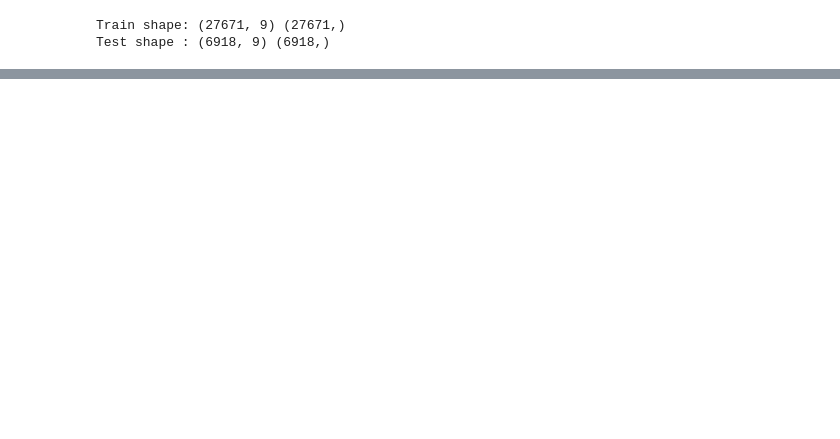
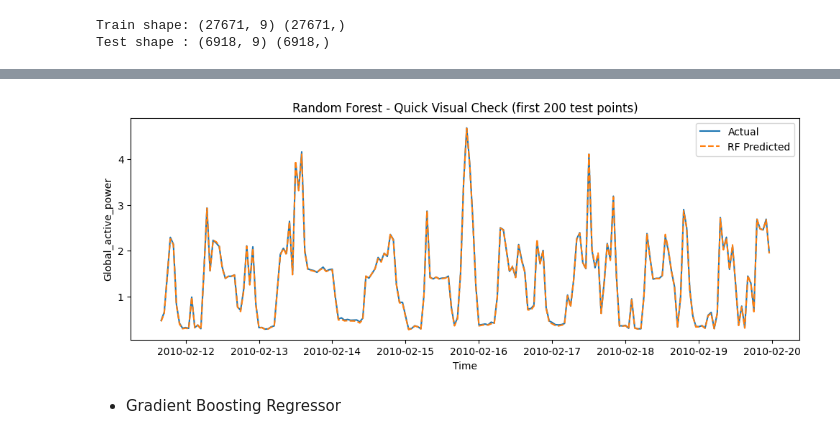
Before and after one commit to pinarrcindemirr/ML_Q1122408, a Jupyter notebook: ML_Q1122408.ipynb, the cells around one changed output, grey strips where cells are left out. Cells and saved outputs as stored; diff of their text form; code cells hidden in the pictures; blank space fills up the shorter version.

```diff
--- a/ML_Q1122408.ipynb
+++ b/ML_Q1122408.ipynb
@@ -337,0 +400,25 @@ Test shape : (6918, 9) (6918,)
+# %%
+from sklearn.ensemble import RandomForestRegressor
+
+rf_model = RandomForestRegressor(
+    n_estimators=200,      # number of trees (stable baseline)
+    random_state=42,
+    n_jobs=-1
+)
+
+print("Random Forest initial hyperparameters:")
+print(rf_model.get_params())
+
+rf_model.fit(X_train, y_train)
+
+rf_pred = rf_model.predict(X_test)
+
+# Align predictions with the test index
+rf_pred_series = pd.Series(rf_pred, index=y_test.index, name="RF_Prediction")
+
+df_rf_results = pd.DataFrame({
+    "Actual": y_test,
+    "Predicted": rf_pred_series
+})
+
+df_rf_results.head()
@@ -337,0 +435,14 @@ Test shape : (6918, 9) (6918,)
+# %%
+n = 200
+plt.figure(figsize=(12, 4))
+plt.plot(df_rf_results["Actual"].iloc[:n], label="Actual")
+plt.plot(df_rf_results["Predicted"].iloc[:n], label="RF Predicted", linestyle="--")
+plt.title("Random Forest - Quick Visual Check (first 200 test points)")
+plt.xlabel("Time")
+plt.ylabel("Global_active_power")
+plt.legend()
+plt.show()
+# %% [output]
+[figure, added]
+# %% [markdown]
+* Gradient Boosting Regressor
```
Also changed, not shown: parts of 12 cells of this notebook.
